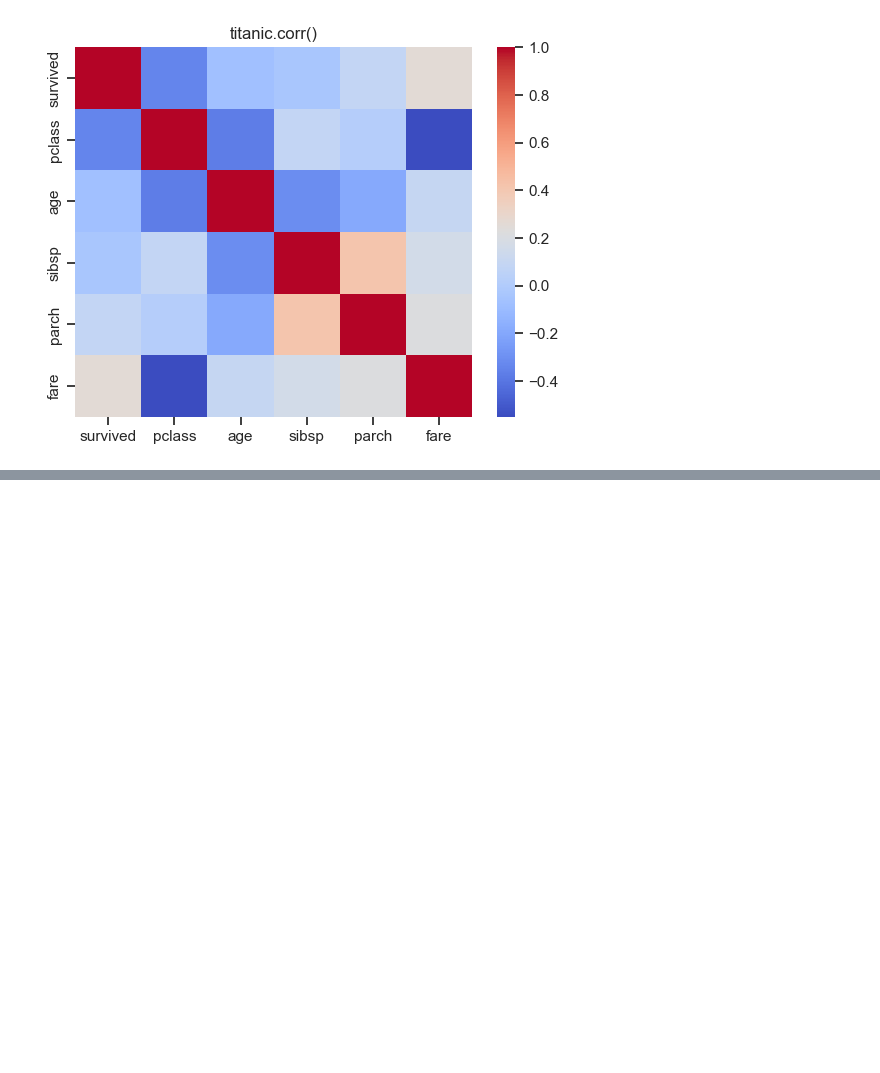
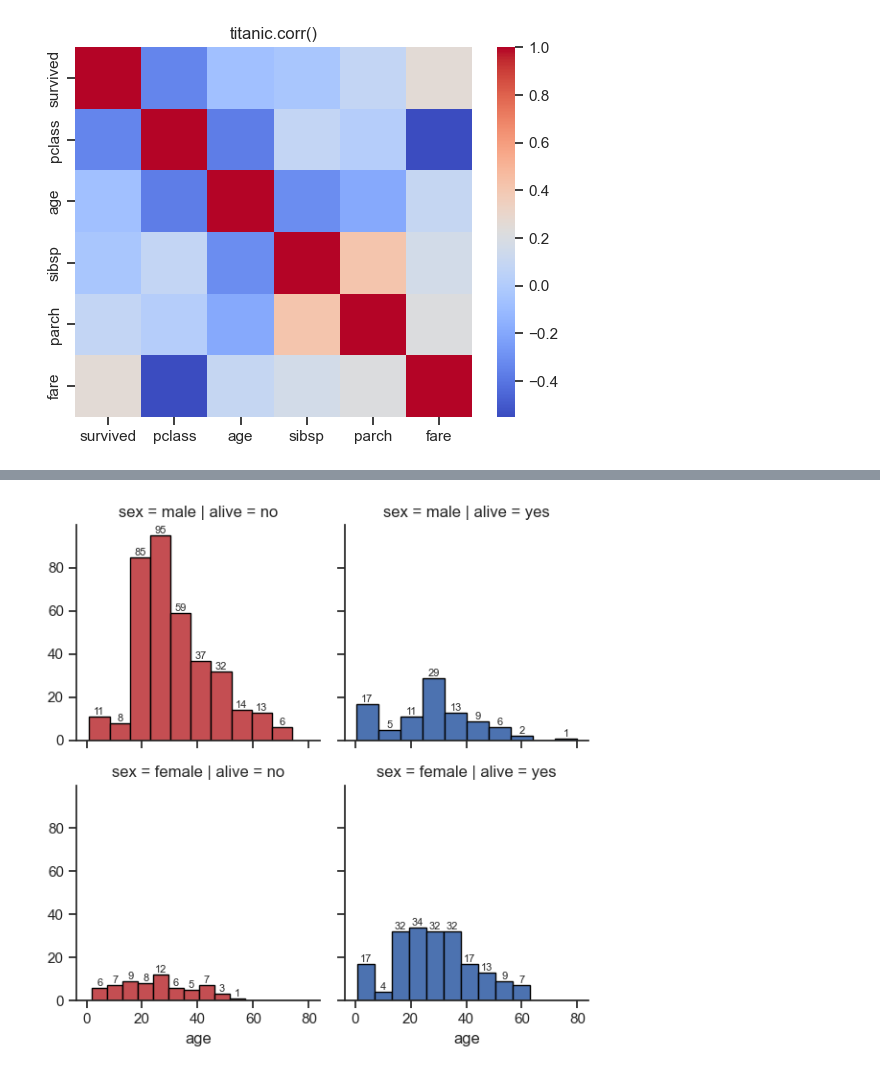
Before and after one commit to rakeshtparayil/Matplotlib-Seaborn, a Jupyter notebook: matplotlib&seaborn.ipynb, the cells around one changed output, grey strips where cells are left out. Cells and saved outputs as stored; diff of their text form; code cells hidden in the pictures; blank space fills up the shorter version.

```diff
--- a/matplotlib&seaborn.ipynb
+++ b/matplotlib&seaborn.ipynb
@@ -84,0 +113,17 @@ plt.show()
+# %%
+# Create the FacetGrid and plot
+d = {'color': ['r', 'b']}
+g = sns.FacetGrid(titanic, row='sex', col='alive', hue='alive', hue_kws=d)
+g.map(plt.hist, 'age', bins=10, edgecolor='black')
+
+# Add annotations to each bar
+for ax in g.axes.flat:  # Iterate through each subplot
+    for patch in ax.patches:  # Iterate through each bar
+        height = patch.get_height()
+        if height > 0:  # Avoid adding text to empty bars
+            ax.text(patch.get_x() + patch.get_width() / 2, height,  # Center the text
+                    int(height), ha='center', va='bottom', fontsize=8)
+
+plt.show()
+# %% [output]
+[figure, added]
```
Also changed, not shown: parts of 8 cells of this notebook.
